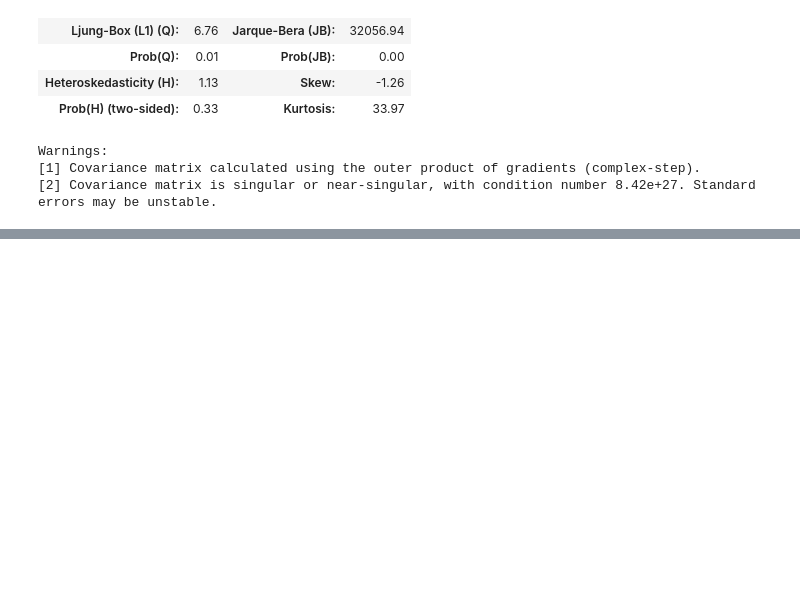
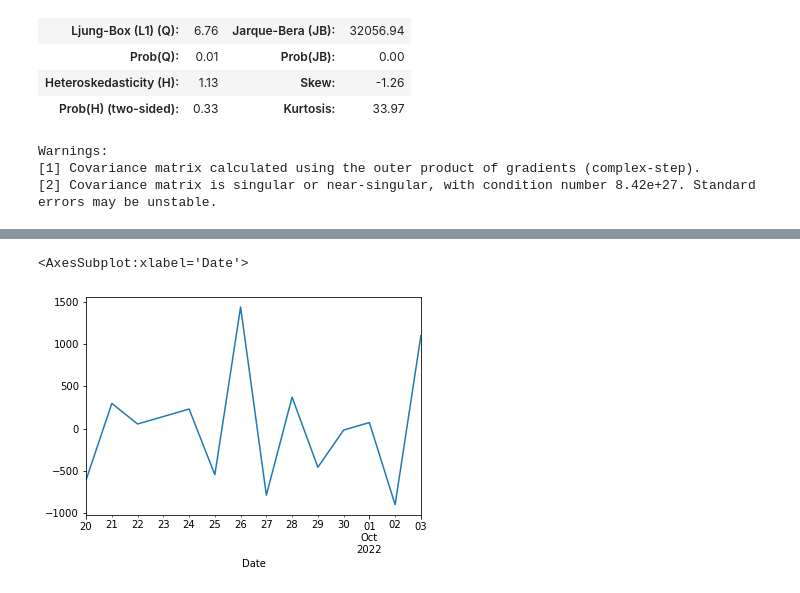
Before and after one commit to Shafaqsy/Covid_19_Vaccination_Effects, a Jupyter notebook: ARIMACovidCases.ipynb, the cells around one changed output, grey strips where cells are left out. Cells and saved outputs as stored; diff of their text form; code cells hidden in the pictures; blank space fills up the shorter version.

```diff
--- a/ARIMACovidCases.ipynb
+++ b/ARIMACovidCases.ipynb
@@ -185,0 +308,6 @@ print(rmse)
+# %%
+residuals = model.resid
+residuals[-14:].plot()
+# %% [output]
+<AxesSubplot:xlabel='Date'>
+[figure, added]
```
Also changed, not shown: parts of 15 cells of this notebook, 1 other file.
